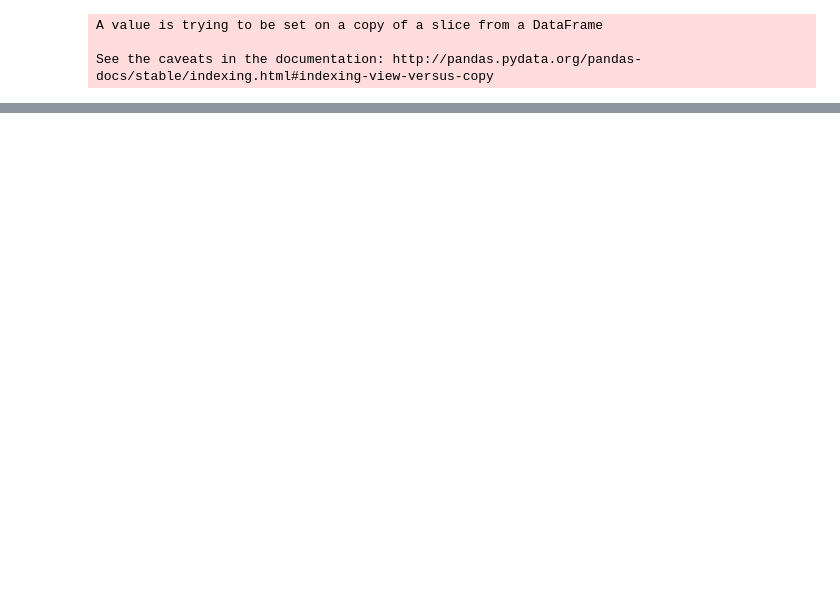
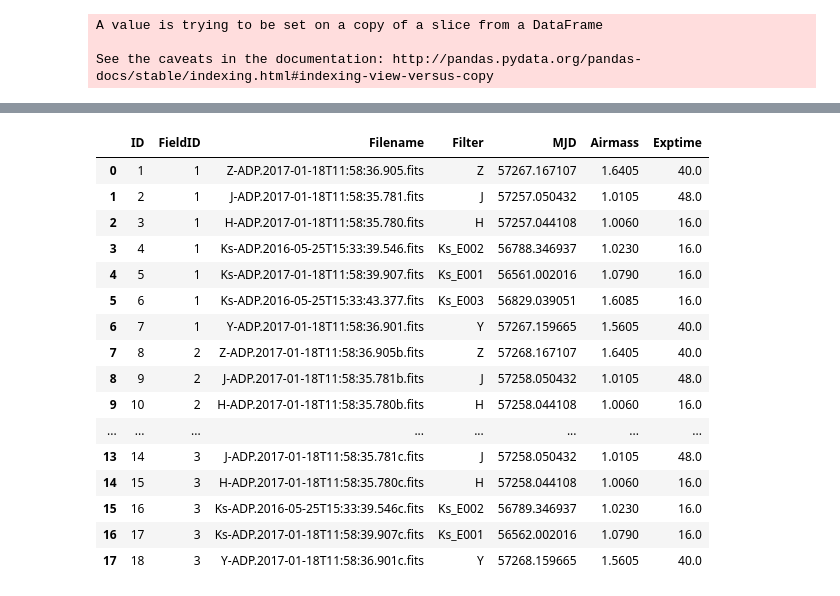
Before and after one commit to EStoop/Final-Project-DBDM, a Jupyter notebook: Final1.ipynb, the cells around one changed output, grey strips where cells are left out. Cells and saved outputs as stored; diff of their text form; code cells hidden in the pictures; blank space fills up the shorter version.

```diff
--- a/Final1.ipynb
+++ b/Final1.ipynb
@@ -12,6 +16,6 @@ root = "/disks/strw9/stoop/DBDM/DDM2017-master/FinalProject/Final-Project-DBDM/"
 # %%
+#Read the field info
 field_info = pd.read_csv(root + 'file_info_for_problem.csv')
-field_info.insert(column="StarID", loc=4, value = 0)
 
 # Make the filters of the same form as for StarTable
 for field in range(1,4):
@@ -154,0 +35,20 @@ Finished
+# %%
+field_info
+# %% [output]
+|  | ID | FieldID | Filename | Filter | MJD | Airmass | Exptime |
+| 0 | 1 | 1 | Z-ADP.2017-01-18T11:58:36.905.fits | Z | 57267.167107 | 1.6405 | 40.0 |
+| 1 | 2 | 1 | J-ADP.2017-01-18T11:58:35.781.fits | J | 57257.050432 | 1.0105 | 48.0 |
+| 2 | 3 | 1 | H-ADP.2017-01-18T11:58:35.780.fits | H | 57257.044108 | 1.0060 | 16.0 |
+| 3 | 4 | 1 | Ks-ADP.2016-05-25T15:33:39.546.fits | Ks_E002 | 56788.346937 | 1.0230 | 16.0 |
+| 4 | 5 | 1 | Ks-ADP.2017-01-18T11:58:39.907.fits | Ks_E001 | 56561.002016 | 1.0790 | 16.0 |
+| 5 | 6 | 1 | Ks-ADP.2016-05-25T15:33:43.377.fits | Ks_E003 | 56829.039051 | 1.6085 | 16.0 |
+| 6 | 7 | 1 | Y-ADP.2017-01-18T11:58:36.901.fits | Y | 57267.159665 | 1.5605 | 40.0 |
+| 7 | 8 | 2 | Z-ADP.2017-01-18T11:58:36.905b.fits | Z | 57268.167107 | 1.6405 | 40.0 |
+| 8 | 9 | 2 | J-ADP.2017-01-18T11:58:35.781b.fits | J | 57258.050432 | 1.0105 | 48.0 |
+| 9 | 10 | 2 | H-ADP.2017-01-18T11:58:35.780b.fits | H | 57258.044108 | 1.0060 | 16.0 |
+| ... | ... | ... | ... | ... | ... | ... | ... |
+| 13 | 14 | 3 | J-ADP.2017-01-18T11:58:35.781c.fits | J | 57258.050432 | 1.0105 | 48.0 |
+| 14 | 15 | 3 | H-ADP.2017-01-18T11:58:35.780c.fits | H | 57258.044108 | 1.0060 | 16.0 |
+| 15 | 16 | 3 | Ks-ADP.2016-05-25T15:33:39.546c.fits | Ks_E002 | 56789.346937 | 1.0230 | 16.0 |
+| 16 | 17 | 3 | Ks-ADP.2017-01-18T11:58:39.907c.fits | Ks_E001 | 56562.002016 | 1.0790 | 16.0 |
+| 17 | 18 | 3 | Y-ADP.2017-01-18T11:58:36.901c.fits | Y | 57268.159665 | 1.5605 | 40.0 |
```
Also changed, not shown: parts of 20 cells of this notebook, 1 other file.
